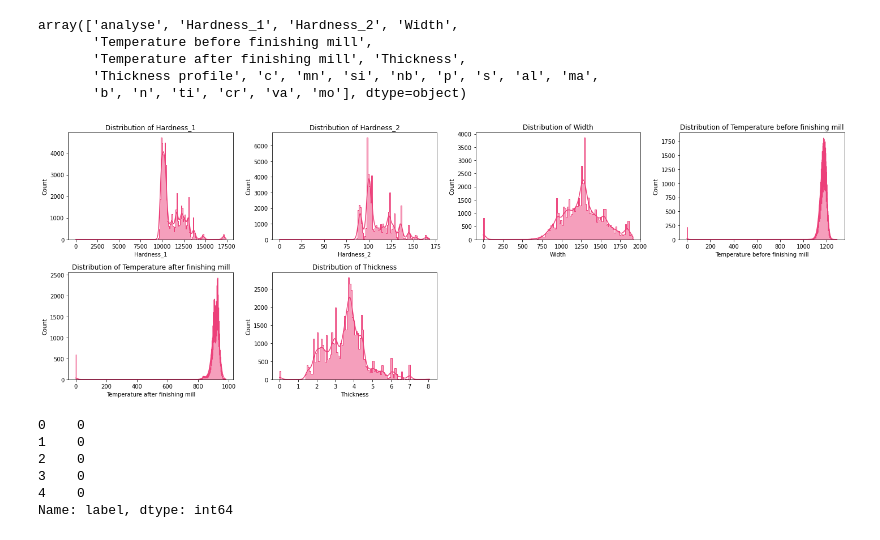
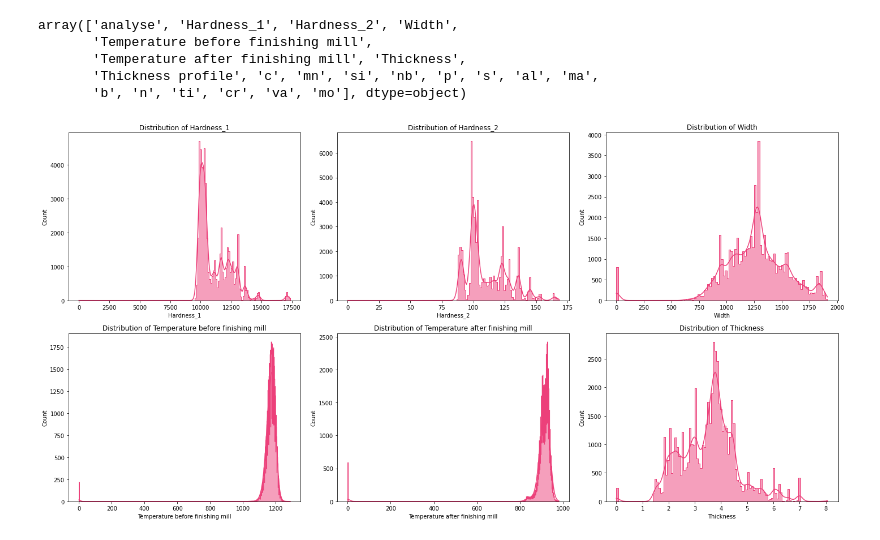
Before and after one commit to HavvaEb/ArcelorMittal_project, a Jupyter notebook: classification.ipynb, the cells around one changed output. Drawn from its saved outputs; the diff is of its cells as text; code cells hidden in the pictures.

```diff
--- a/classification.ipynb
+++ b/classification.ipynb
@@ -71,15 +69,15 @@ array(['analyse', 'Hardness_1', 'Hardness_2', 'Width',
 # %%
 #Distribution of features
 feature_cols=df1.columns[4:10].to_numpy()
 plt.figure(figsize=(20,10))
 for i,col in enumerate(feature_cols):
-    plt.subplot(3,4,i+1)
+    plt.subplot(2,3,i+1)
     sns.histplot(data=df1,x=col,kde=True,element='step',color='#EC407A')
     plt.title(f"Distribution of {col}")
 plt.tight_layout()
 plt.show()
 # %% [output]
-[figure, old version]
+[figure, new version]
 # %%
 # machine learning
 from sklearn.linear_model import LogisticRegression
@@ -94,15 +92,3 @@ import seaborn as sns
 import matplotlib.pyplot as plt
 %matplotlib inline
 from sklearn.model_selection import train_test_split
-# %%
-X=df1.iloc[:,4:10]
-X.head()
-y=df2.iloc[:,1]
-y.head()
-# %% [output]
-0    0
-1    0
-2    0
-3    0
-4    0
-Name: label, dtype: int64
```
Also changed, not shown: parts of 11 cells of this notebook.
